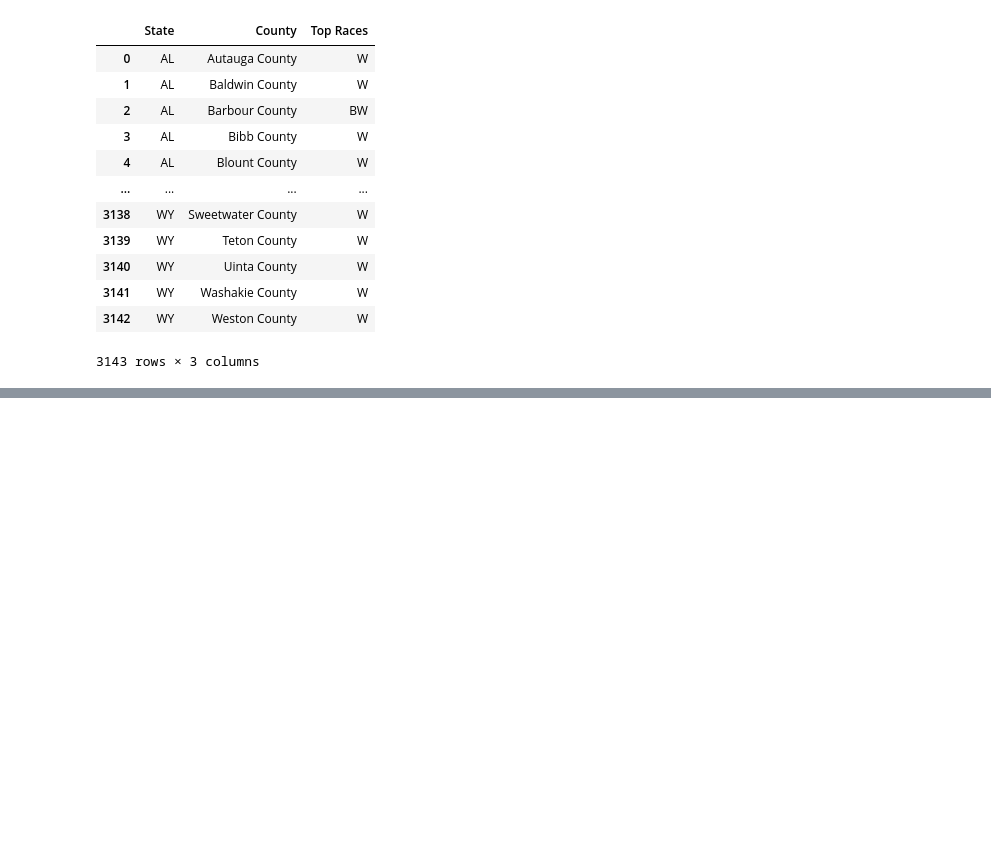
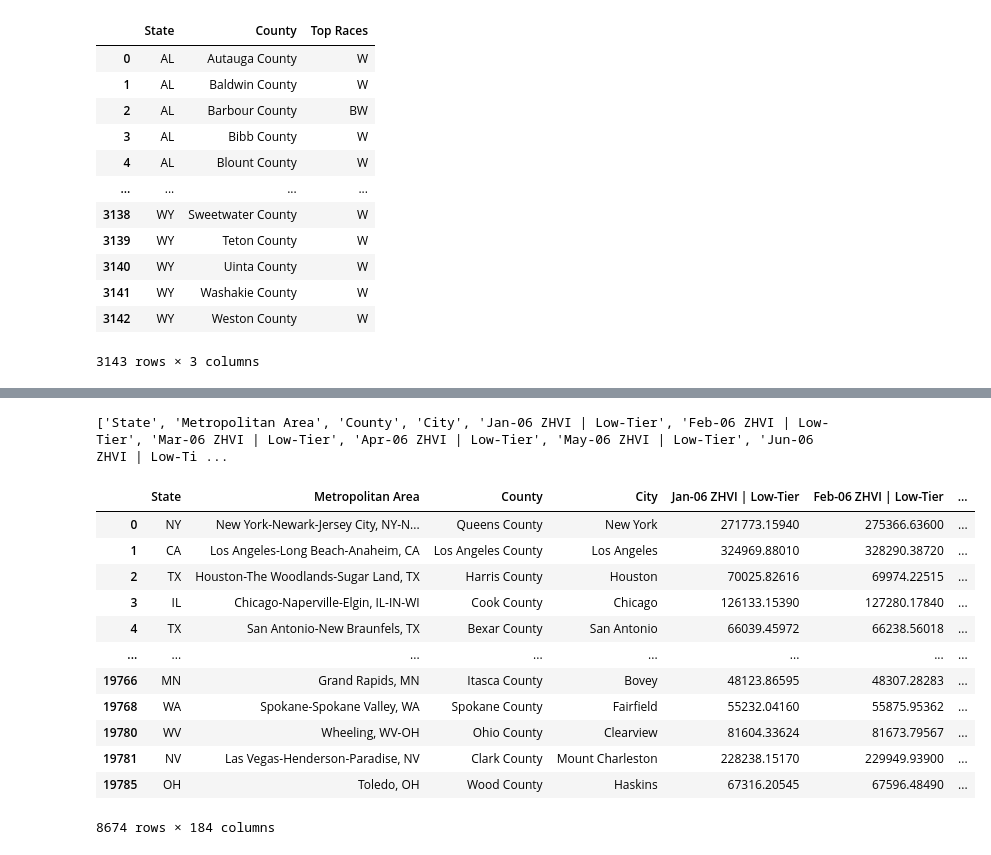
Before and after one commit to ojas-w/TSA-Data_Science-24-25, a Jupyter notebook: preprocess_data.ipynb, the cells around one changed output, grey strips where cells are left out. Saved outputs shown, nothing was run; the diff lists cells and outputs as text; code cells hidden in the pictures; blank space fills up the shorter version.

Commit message:
finished preprocessing, made combined dataset

```diff
--- a/preprocess_data.ipynb
+++ b/preprocess_data.ipynb
@@ -233,3 +235,11 @@ race_df
 | 3141 | WY | Washakie County | W |
 | 3142 | WY | Weston County | W |
 3143 rows × 3 columns
+# %%
+lowtier_df = pd.read_csv("/workspaces/TSA-Data_Science-24-25/raw data/City_zhvi_uc_sfrcondo_tier_0.0_0.33_sm_sa_month.csv")
+midtier_df = pd.read_csv("/workspaces/TSA-Data_Science-24-25/raw data/City_zhvi_uc_sfrcondo_tier_0.33_0.67_sm_sa_month (1).csv")
+hightier_df = pd.read_csv("/workspaces/TSA-Data_Science-24-25/raw data/City_zhvi_uc_sfrcondo_tier_0.67_1.0_sm_sa_month.csv")
+
+print("lowtier_df:\n", lowtier_df.head())
+print("midtier_df:\n", midtier_df.head())
+print("hightier_df:\n", hightier_df.head())
@@ -235,0 +278,31 @@ race_df
+# %%
+# Renaming columns for lowtier, midtier, and hightier datasets
+def rename(df, type):
+    rename_key = {col: f"{col} ZHVI | {type}" for col in df.columns if col not in ['State', 'Metropolitan Area', 'County', 'City']}
+    return df.rename(columns=rename_key)
+
+lowtier_df = rename(lowtier_df, "Low-Tier")
+midtier_df = rename(midtier_df, "Mid-Tier")
+hightier_df = rename(hightier_df, "High-Tier")
+# %%
+# Merge lowtier_df, midtier_df, and hightier_df on State, County, and City
+low_mid_df = pd.merge(lowtier_df, midtier_df, on=["State", "Metropolitan Area", "County", "City"], how="inner")
+low_mid_high_df = pd.merge(low_mid_df, hightier_df, on=["State", "Metropolitan Area", "County", "City"], how="inner")
+low_mid_high_df = low_mid_high_df.dropna()
+print(low_mid_high_df.columns.to_list())
+low_mid_high_df
+# %% [output]
+['State', 'Metropolitan Area', 'County', 'City', 'Jan-06 ZHVI | Low-Tier', 'Feb-06 ZHVI | Low-Tier', 'Mar-06 ZHVI | Low-Tier', 'Apr-06 ZHVI | Low-Tier', 'May-06 ZHVI | Low-Tier', 'Jun-06 ZHVI | Low-Ti ...
+|  | State | Metropolitan Area | County | City | Jan-06 ZHVI | Low-Tier | Feb-06 ZHVI | Low-Tier | ... |
+| 0 | NY | New York-Newark-Jersey City, NY-N... | Queens County | New York | 271773.15940 | 275366.63600 | ... |
+| 1 | CA | Los Angeles-Long Beach-Anaheim, CA | Los Angeles County | Los Angeles | 324969.88010 | 328290.38720 | ... |
+| 2 | TX | Houston-The Woodlands-Sugar Land, TX | Harris County | Houston | 70025.82616 | 69974.22515 | ... |
+| 3 | IL | Chicago-Naperville-Elgin, IL-IN-WI | Cook County | Chicago | 126133.15390 | 127280.17840 | ... |
+| 4 | TX | San Antonio-New Braunfels, TX | Bexar County | San Antonio | 66039.45972 | 66238.56018 | ... |
+| ... | ... | ... | ... | ... | ... | ... | ... |
+| 19766 | MN | Grand Rapids, MN | Itasca County | Bovey | 48123.86595 | 48307.28283 | ... |
+| 19768 | WA | Spokane-Spokane Valley, WA | Spokane County | Fairfield | 55232.04160 | 55875.95362 | ... |
+| 19780 | WV | Wheeling, WV-OH | Ohio County | Clearview | 81604.33624 | 81673.79567 | ... |
+| 19781 | NV | Las Vegas-Henderson-Paradise, NV | Clark County | Mount Charleston | 228238.15170 | 229949.93900 | ... |
+| 19785 | OH | Toledo, OH | Wood County | Haskins | 67316.20545 | 67596.48490 | ... |
+8674 rows × 184 columns
```
Also changed, not shown: parts of 5 cells of this notebook, 1 other file.
